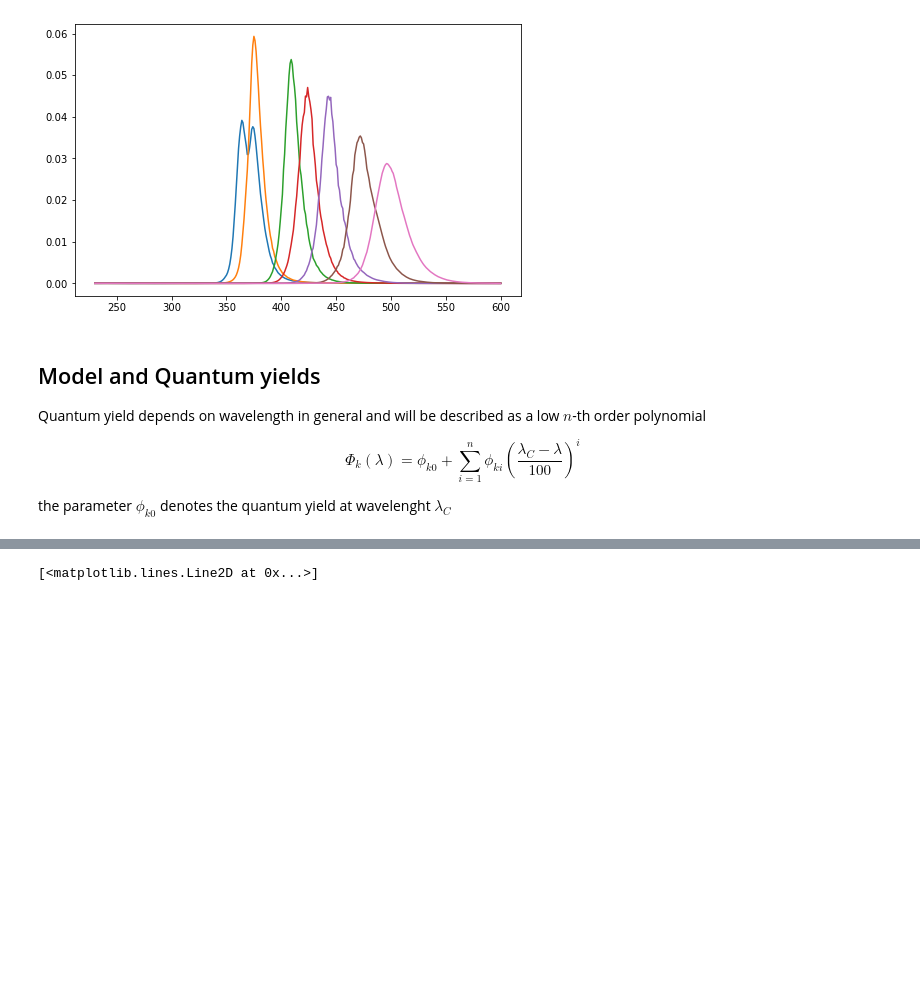
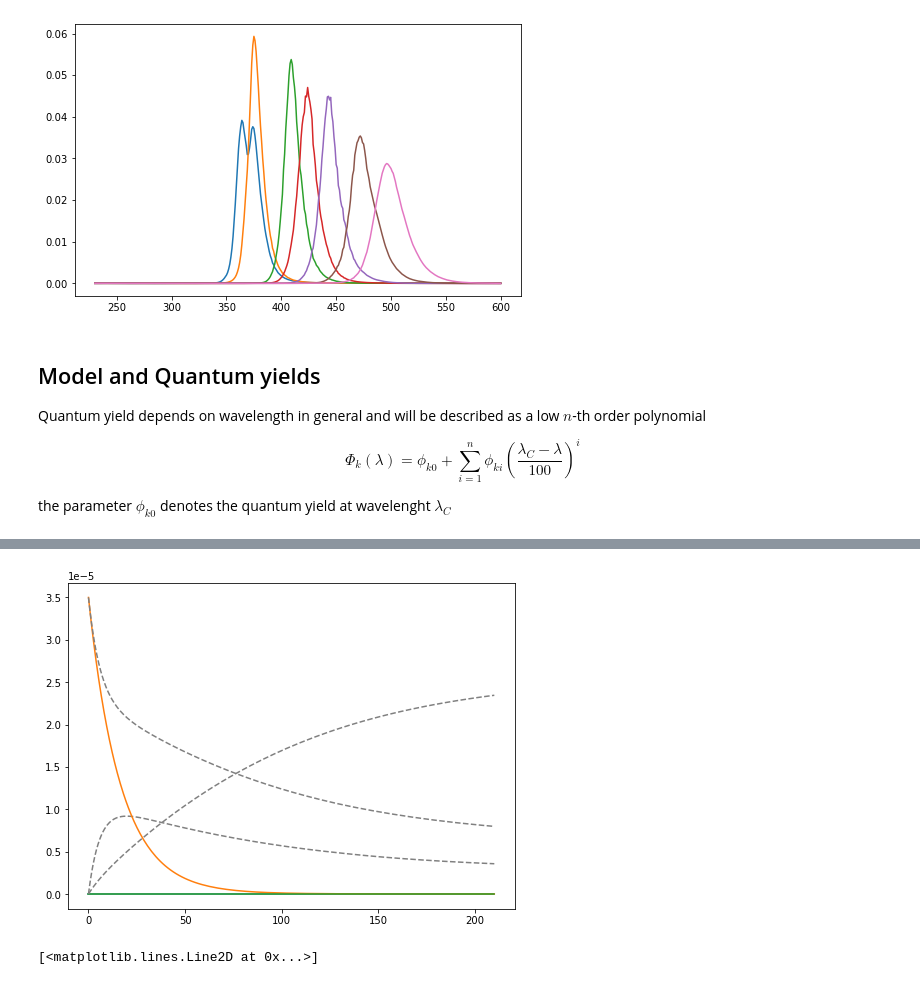
Before and after one commit to dmadea/Jupyter-Tutorials, a Jupyter notebook: Photoreaction kinetics/Simulation-general.ipynb, the cells around one changed output, grey strips where cells are left out. Cells and saved outputs as stored; diff of their text form; code cells hidden in the pictures; blank space fills up the shorter version.

```diff
--- a/Photoreaction kinetics/Simulation-general.ipynb
+++ b/Photoreaction kinetics/Simulation-general.ipynb
@@ -519,3 +574,89 @@ plt.show()
+# %%
+# batch eigenvector-eigenvalue decomposition with inverse matrix calculation
+@njit(fastmath=False)
+def eigen_decomp(QY_mat):
+
+    n, m = QY_mat.shape[0], QY_mat.shape[1]
+
+    eigs = np.zeros((n, m))
+    vectors = np.zeros((n, m, m))
+    vectors_inv = np.zeros((n, m, m))
+
+    for i in range(QY_mat.shape[0]):
+        w, wr = np.linalg.eig(QY_mat[i])
+        eigs[i] = w
+        vectors[i] = wr
+        vectors_inv[i] = np.linalg.inv(wr)
+    return eigs, vectors, vectors_inv
+
+
+
+def simulate_an(q0, V, c0, eps, K, times, wavelengths, D, l=1, I_source=None):
+    c0 = np.asarray(c0)
+
+#     idx = 422-230
+
+    K_aug = K * eps.T[:, None, :]  # K dot diag(eps)
+    eigs, vectors, vectors_inv = eigen_decomp(K_aug)
+
+    nt, nw = times.shape[0], wavelengths.shape[0]
+
+    F = photokin_factor(D)
+    F_integrated = np.insert(cumtrapz(F, x=times, axis=0), 0, np.zeros(nw), axis=0)
+
+#     traces = np.zeros((nt, K.shape[2]))
+
+#     traces = np.exp(q0 / V * F_integrated[:, idx, None] * eigs[idx])
+
+#     traces = np.exp(q0 / V * F_integrated.reshape((nt, nw, 1)) * eigs[None, ...] * I_source[None, :, None])
+
+#     for ti in prange(nt):
+#         traces[ti] = vectors[idx].dot(np.diag(traces[ti])).dot(vectors_inv[idx]).dot(c0)
+
+    for ti in prange(nt):
+        tmp = np.exp(q0 / V * F_integrated[ti, :, None] * I_source[:, None] * eigs)
+        s = np.ones_like(K[0])
+        for wi in range(nw):
+#             traces[ti, wi] = vectors[wi].dot(np.diag(traces[ti, wi])).dot(vectors_inv[wi]).dot(c0)
+            s *= vectors[wi].dot(np.diag(tmp[wi])).dot(vectors_inv[wi])
+
+        traces[ti] = s.dot(c0)
+
+
+    return traces#.prod(axis=1).squeeze()
+
+#     # Q @ np.diag(L) @ Q_inv
+
+#     traces = np.exp(q0 / V * F_integrated[:, None] * L)
+
+#     # n x n x n
+#     outers = Q.T[..., None] * Q_inv[:, None, :]
+#     res = traces[..., None, None] * outers[None, ...]
+#     summed = res.sum(axis=1)
+
+#     return summed.dot(c0)
+
+
+
+traces = simulate_an(q0, 0.003, [0, c0, 0], ST, K, times, wavelengths, D, l=1, I_source=I_source)
+# F = photokin_factor(D)
+
+# traces = simulate_an(q0, 0.003, [0, c0, 0], ST, K, times, wavelengths, D, l=1, w_irr=w_irr)
+
+plt.rcParams['figure.figsize'] = [8, 6]
+# # # plt.plot(times, F)
+# # # plt.plot(times, F_integrated)
+
+for i in range(n):
+    plt.plot(times, traces[:, i], label=names[i])
+    plt.plot(times, C[:, i], label=names[i], color='gray', ls='--')
+
+
+# plt.plot(times, F_integrated[:, 250])
+
+# traces.shape
+# %% [output]
+[figure, added]
 # %%
 norm = C[:, [0, 1]] / np.max(C[:, [0, 1]], axis=0)
 
```
Also changed, not shown: parts of 9 cells of this notebook, 4 other files.
